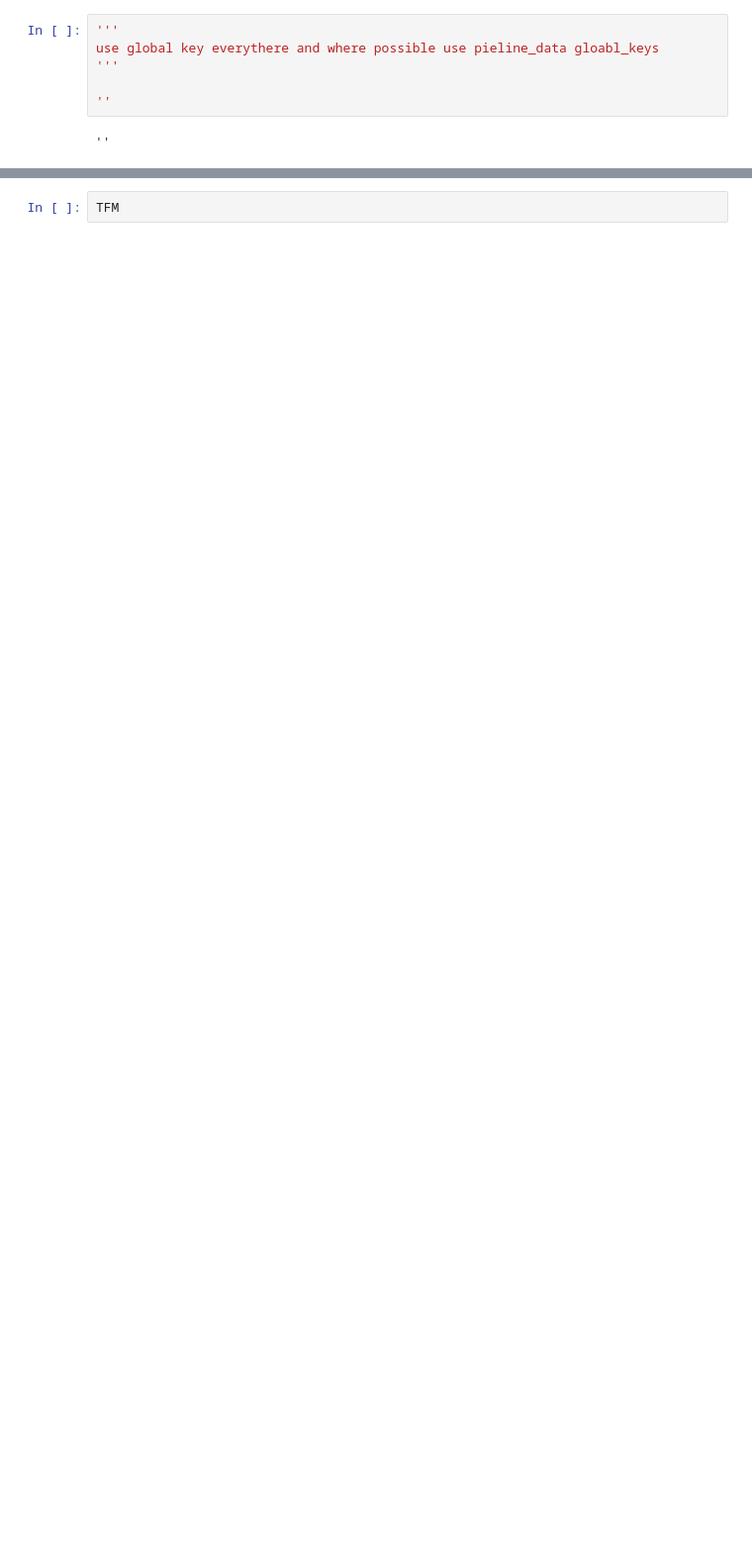
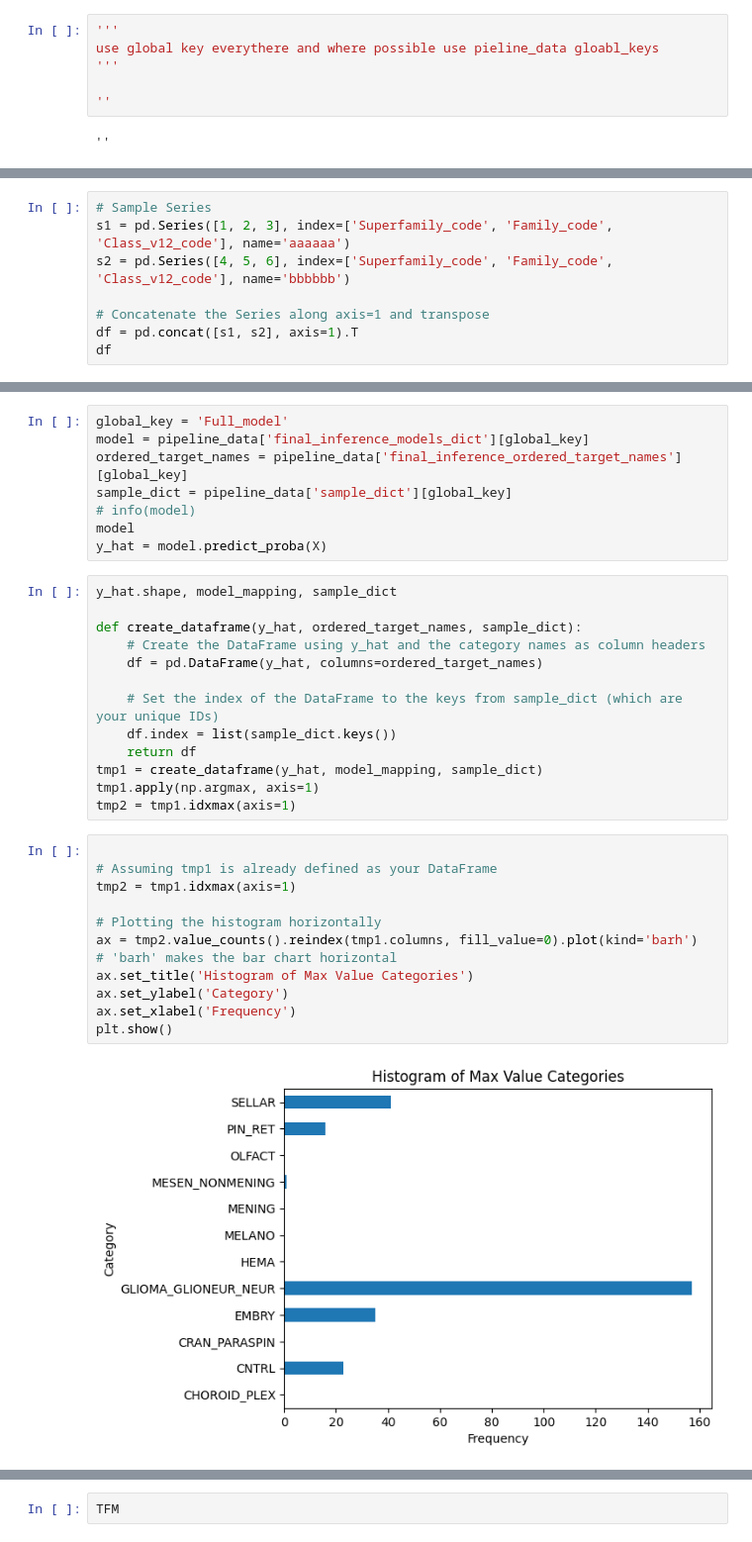
Before and after one commit to PhillipMaire/methyl_chla, a Jupyter notebook: notebooks/working/Full_pipline_V3.ipynb, the cells around one changed output, grey strips where cells are left out. Shown: that part at 99% size. Cells and saved outputs as stored; diff of their text form; blank space fills up the shorter version.

```diff
--- a/notebooks/working/Full_pipline_V3.ipynb
+++ b/notebooks/working/Full_pipline_V3.ipynb
@@ -1510,0 +1993,8 @@ Training 26 of 26: ('Family_code', 'UNCERT_DIFF') completed.
+# %%
+# Sample Series
+s1 = pd.Series([1, 2, 3], index=['Superfamily_code', 'Family_code', 'Class_v12_code'], name='aaaaaa')
+s2 = pd.Series([4, 5, 6], index=['Superfamily_code', 'Family_code', 'Class_v12_code'], name='bbbbbb')
+
+# Concatenate the Series along axis=1 and transpose
+df = pd.concat([s1, s2], axis=1).T
+df
@@ -1510,0 +2109,34 @@ Training 26 of 26: ('Family_code', 'UNCERT_DIFF') completed.
+# %%
+global_key = 'Full_model'
+model = pipeline_data['final_inference_models_dict'][global_key]
+ordered_target_names = pipeline_data['final_inference_ordered_target_names'][global_key]
+sample_dict = pipeline_data['sample_dict'][global_key]
+# info(model)
+model
+y_hat = model.predict_proba(X)
+# %%
+y_hat.shape, model_mapping, sample_dict
+
+def create_dataframe(y_hat, ordered_target_names, sample_dict):
+    # Create the DataFrame using y_hat and the category names as column headers
+    df = pd.DataFrame(y_hat, columns=ordered_target_names)
+
+    # Set the index of the DataFrame to the keys from sample_dict (which are your unique IDs)
+    df.index = list(sample_dict.keys())
+    return df
+tmp1 = create_dataframe(y_hat, model_mapping, sample_dict)
+tmp1.apply(np.argmax, axis=1)
+tmp2 = tmp1.idxmax(axis=1)
+# %%
+
+# Assuming tmp1 is already defined as your DataFrame
+tmp2 = tmp1.idxmax(axis=1)
+
+# Plotting the histogram horizontally
+ax = tmp2.value_counts().reindex(tmp1.columns, fill_value=0).plot(kind='barh')  # 'barh' makes the bar chart horizontal
+ax.set_title('Histogram of Max Value Categories')
+ax.set_ylabel('Category')
+ax.set_xlabel('Frequency')
+plt.show()
+# %% [output]
+[figure, added]
```
Also changed, not shown: parts of 57 cells of this notebook.
